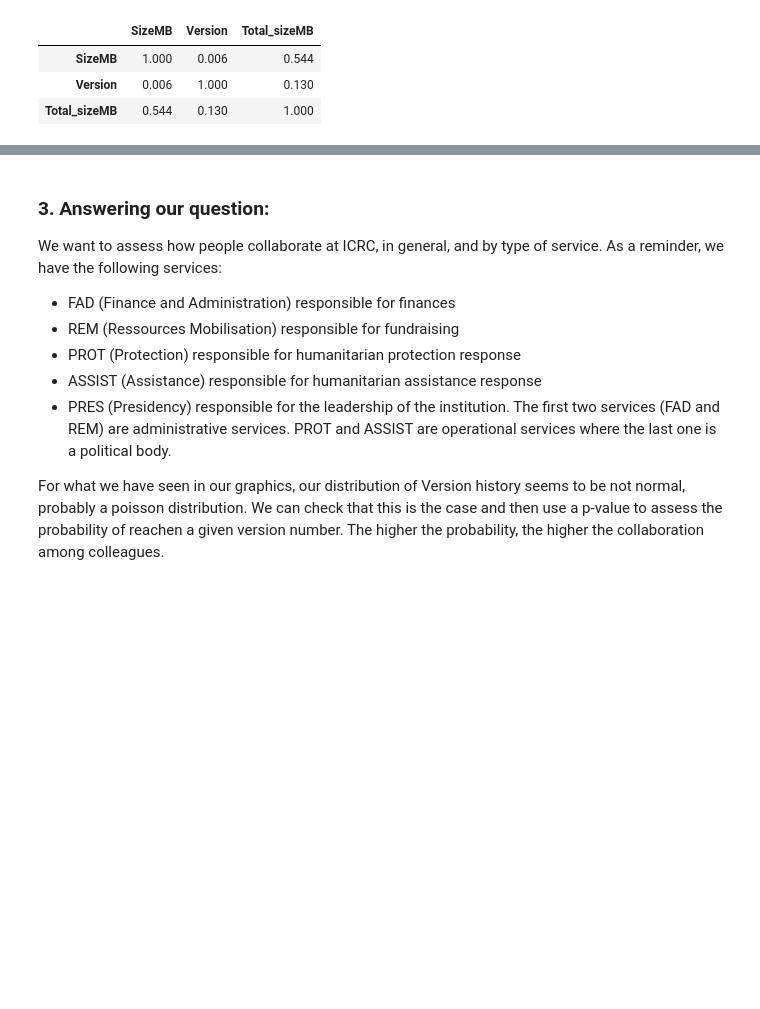
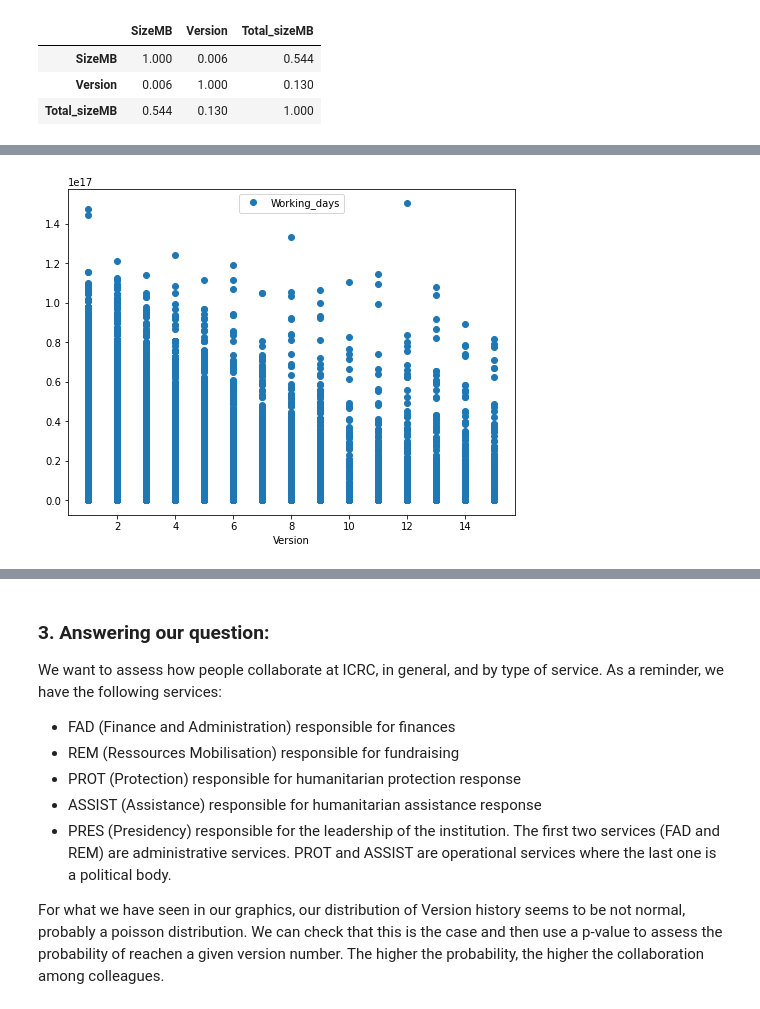
Before and after one commit to AlfonsoGarciaMiguel/CAS_ADS-AGM, a Jupyter notebook: ICRCM2.ipynb, the cells around one changed output, grey strips where cells are left out. Saved outputs shown, nothing was run; the diff lists cells and outputs as text; code cells hidden in the pictures; blank space fills up the shorter version.

```diff
--- a/ICRCM2.ipynb
+++ b/ICRCM2.ipynb
@@ -176 +229,7 @@ plt.show()
+# %%
+ax =df_lowV.plot(x='Version', y='Working_days',marker="o", linestyle='None',figsize=(8,6))
+plt.legend()
+plt.show()
+# %% [output]
+[figure, added]
 # %%
```
Also changed, not shown: parts of 60 cells of this notebook, 3 other files.
